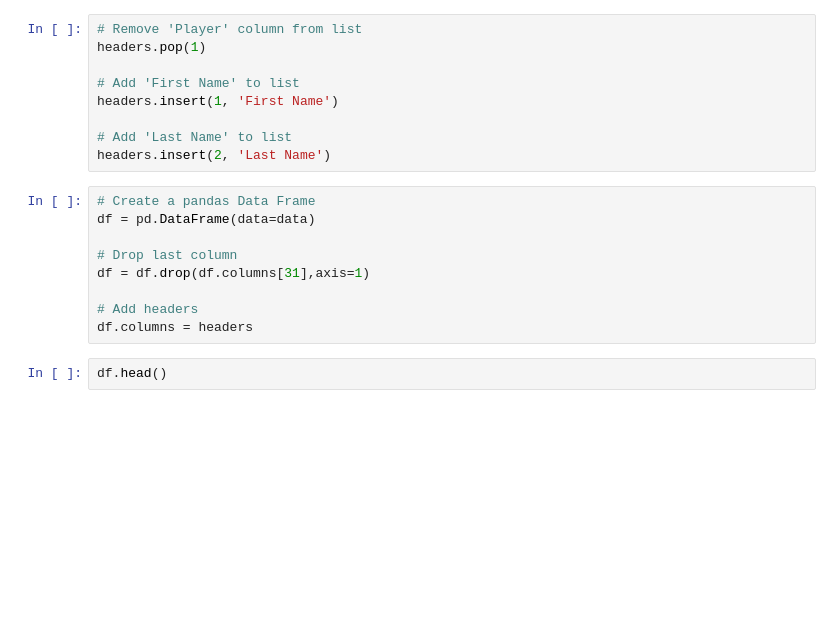
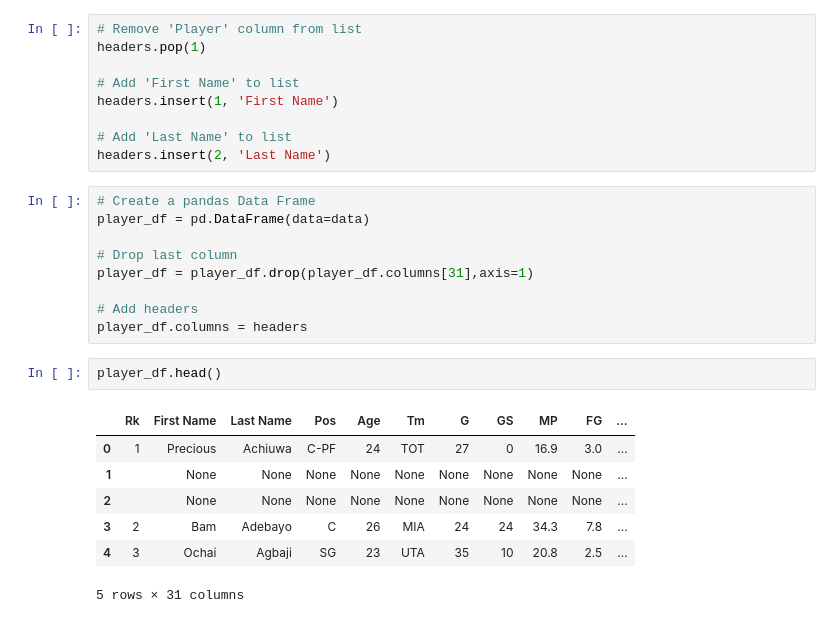
Before and after one commit to VincentGordon-Data-Analyst/nba-web-scraping-project, a Jupyter notebook: Player Stats/player_stats.ipynb, the cells around one changed output. Saved outputs shown, nothing was run; the diff lists cells and outputs as text; blank space fills up the shorter version.

```diff
--- a/Player Stats/player_stats.ipynb
+++ b/Player Stats/player_stats.ipynb
@@ -45,13 +49,21 @@ headers.insert(1, 'First Name')
 headers.insert(2, 'Last Name')
 # %%
 # Create a pandas Data Frame
-df = pd.DataFrame(data=data)
+player_df = pd.DataFrame(data=data)
 
 # Drop last column
-df = df.drop(df.columns[31],axis=1)
+player_df = player_df.drop(player_df.columns[31],axis=1)
 
 # Add headers
-df.columns = headers
+player_df.columns = headers
 # %%
-df.head()
+player_df.head()
+# %% [output]
+|  | Rk | First Name | Last Name | Pos | Age | Tm | G | GS | MP | FG | ... |
+| 0 | 1 | Precious | Achiuwa | C-PF | 24 | TOT | 27 | 0 | 16.9 | 3.0 | ... |
+| 1 |  | None | None | None | None | None | None | None | None | None | ... |
+| 2 |  | None | None | None | None | None | None | None | None | None | ... |
+| 3 | 2 | Bam | Adebayo | C | 26 | MIA | 24 | 24 | 34.3 | 7.8 | ... |
+| 4 | 3 | Ochai | Agbaji | SG | 23 | UTA | 35 | 10 | 20.8 | 2.5 | ... |
+5 rows × 31 columns
 # %%
```
Also changed, not shown: parts of 14 cells of this notebook.
